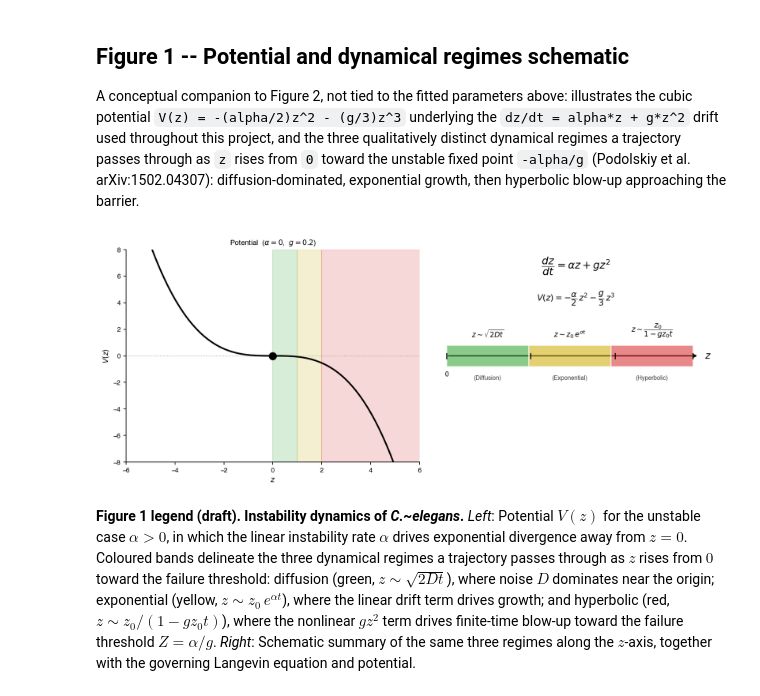
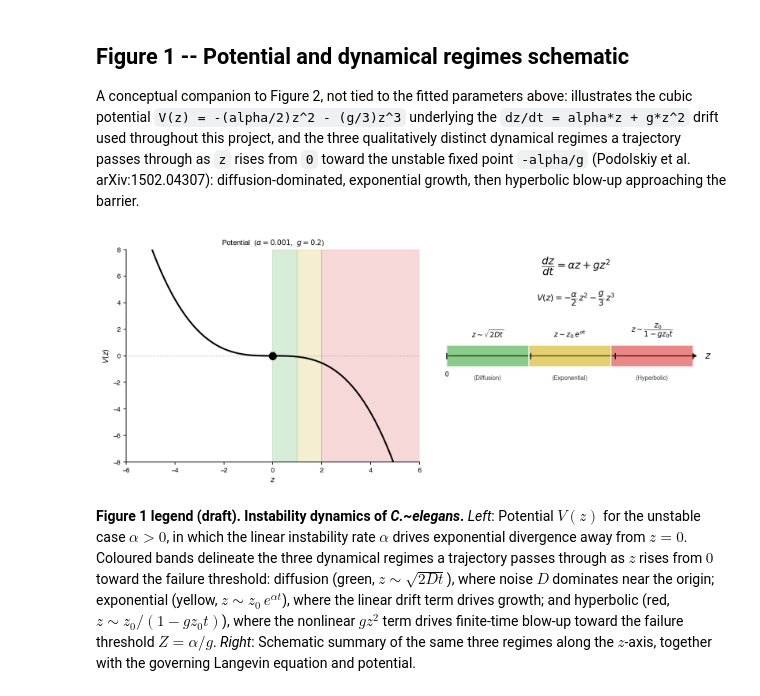
Before and after one commit to GruberComputational/c_elegans_unstable, a Jupyter notebook: notebooks/1_pub_figures.ipynb, the cells around one changed output. Drawn from its saved outputs; the diff is of its cells as text; code cells hidden in the pictures.

```diff
--- a/notebooks/1_pub_figures.ipynb
+++ b/notebooks/1_pub_figures.ipynb
@@ -169,7 +162,7 @@ import matplotlib.patches as mpatches
 # barrier to cross -- any positive fluctuation falls directly under the
 # g*z^2 nonlinearity alone, straight into the exponential/hyperbolic
 # regimes to its right.
-a_schem = 0
+a_schem = 0.001
 g_schem = 0.2
 z_unstable = -a_schem / g_schem  # = 0 here: no separate fixed point to the
                                   # right of z=0 when alpha=0
@@ -248,34 +241,34 @@ box_h = 0.10
 box_y = y_ax - box_h / 2
 
 regimes = [
     (C_DIFF, r'$z \sim \sqrt{2Dt}$', 'Diffusion'),
     (C_EXP, r'$z \sim z_0\,e^{\alpha t}$', 'Exponential'),
     (C_HYP, r'$z \sim \dfrac{z_0}{1-gz_0t}$', 'Hyperbolic'),
 ]
 
 for i, (col, eq, name) in enumerate(regimes):
     bx = box_x0 + i * box_w / 3
     bw = box_w / 3
     ax1_r.add_patch(mpatches.FancyBboxPatch(
         (bx, box_y), bw, box_h,
         boxstyle="square,pad=0",
         facecolor=col, alpha=0.55,
         edgecolor='white', lw=1.5,
         transform=ax1_r.transAxes, zorder=3))
     # Label above box
     ax1_r.text(bx + bw / 2, box_y + box_h + 0.03, eq,
                ha='center', va='bottom', fontsize=9,
                transform=ax1_r.transAxes)
     # Name below box
     ax1_r.text(bx + bw / 2, box_y - 0.04, f'({name})',
                ha='center', va='top', fontsize=7.5, color='#444444',
                transform=ax1_r.transAxes)
 
 fig1.tight_layout()
 fig1.savefig(FIGURES_DIR / 'pub_fig1_potential_unstable.png', bbox_inches='tight', dpi=600)
 plt.show()
 # %% [output]
-[figure, old version]
+[figure, new version]
 # %% [markdown]
 **Figure 1 legend (draft).** **Instability dynamics of *C.~elegans*.**
 *Left*: Potential $V(z)$ for the unstable case $\alpha > 0$, in which the
```
Also changed, not shown: parts of 5 cells of this notebook, 1 other file.
